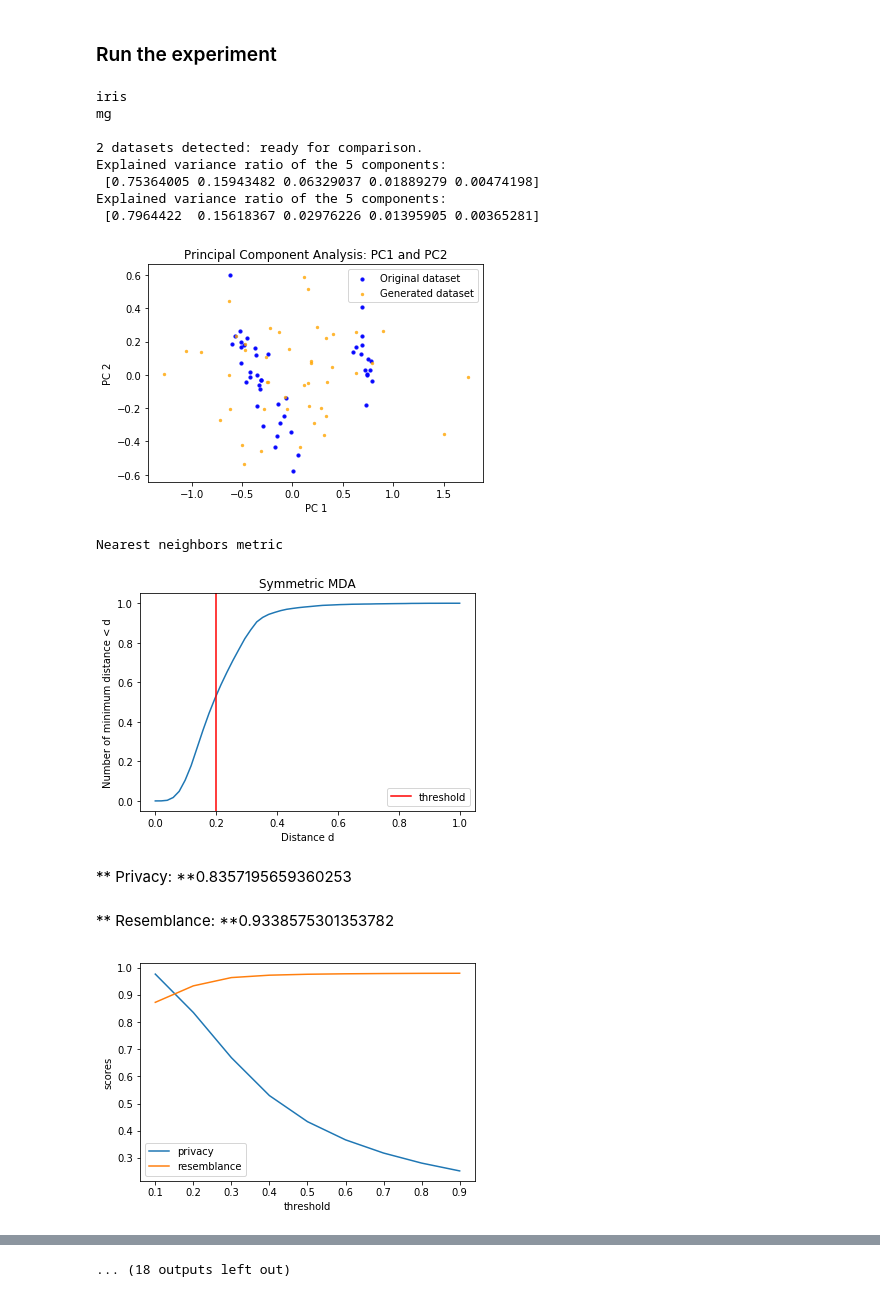
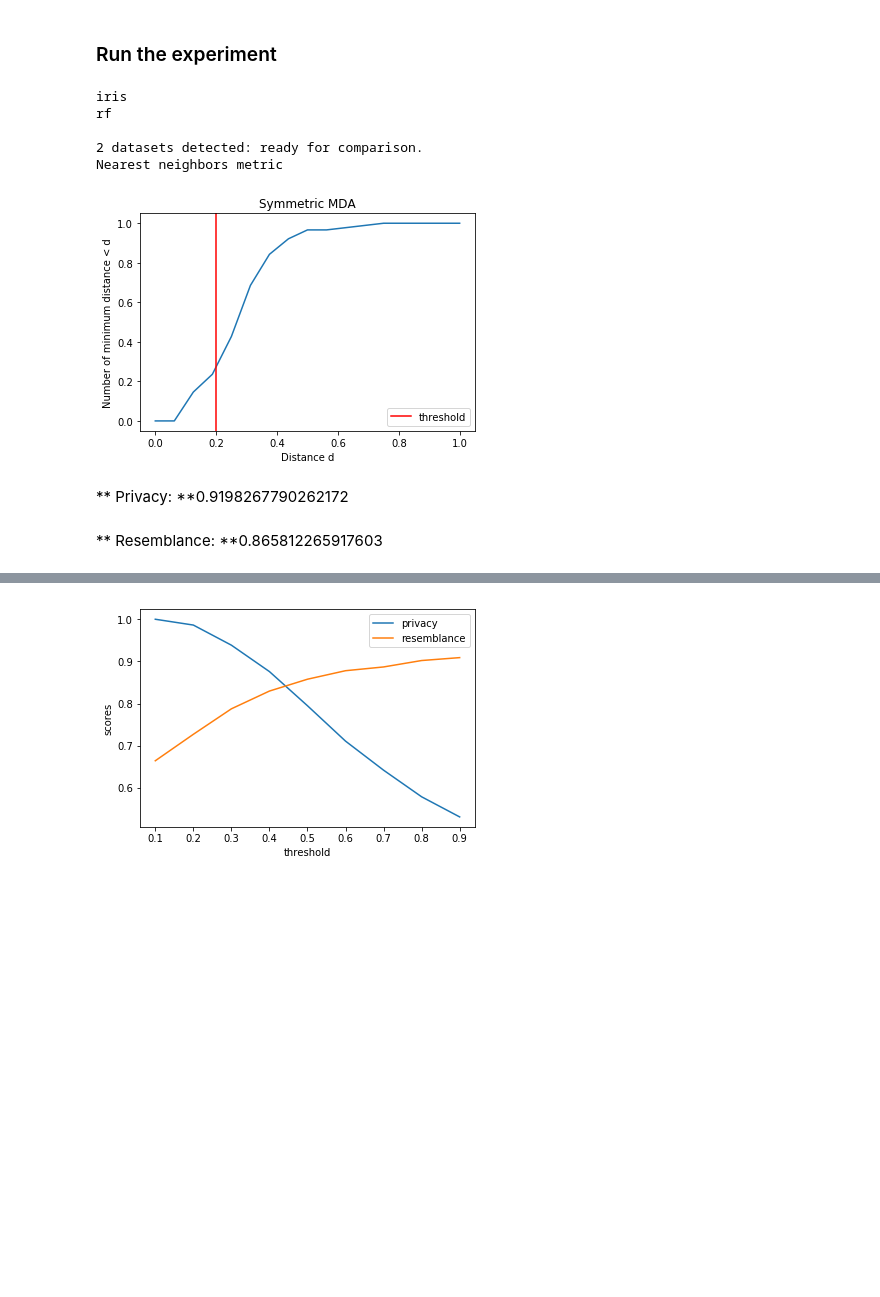
Before and after one commit to Didayolo/medi-chal, a Jupyter notebook: notebooks/systematic_study_pipeline.ipynb, the cells around one changed output, grey strips where cells are left out. Cells and saved outputs as stored; diff of their text form; code cells hidden in the pictures; blank space fills up the shorter version.

```diff
--- a/notebooks/systematic_study_pipeline.ipynb
+++ b/notebooks/systematic_study_pipeline.ipynb
@@ -33,13 +33,13 @@ data_path = '../data/systematic_study_data/'
 # To run all the study
 #datasets = ['iris', 'mushrooms', 'boston', 'adult', 'mimic']
 #labels = ['species', 'class', 'medv', 'income', 'DIED']
-generators = ['mg', 'kd', 'rf'] #, 'wgan']
+#generators = ['mg', 'kd', 'rf', 'wgan']
 #scorings = ['acc', 'acc', 'r2', 'acc', 'acc']
 
 # To run a given configuration
 datasets = ['iris']
 labels = ['species']
-#generators = ['wgan']
+generators = ['rf']
 scorings = ['acc']
 
 # !!! WGAN: ONLY 5 FEATURES
@@ -173,48 +168,47 @@ for i, dataset in enumerate(datasets):
         # NaN values appeared during decoding
         # We want to drop NaN in the decoded y and then report the new index to gen_X
         # To be able to train and test a classifier on the generated data
         y = gen_cl[label].dropna()
         idx = y.index
         gen_y = label_encode(y)
+
+        # Drop label
+        train_X = train_data.drop([label], axis=1)
+        test_X = test_data.drop([label], axis=1)
+        gen_X = gen_data.drop([label], axis=1).loc[idx]
         ##############################
 
         # B) Metrics
         # 1) Plots
         comparator = Comparator(test, gen)
 
         size = 1 # PCA plot points size
         if dataset in ['iris', 'boston']: # For small datasets ~ train_X.shape[0] < 1000
             size = 5
 
         alpha2 = .8 # PCA plot orange points opacity
         if dataset in ['adult', 'mimic']: # For big datasets  ~ train_X.shape[0] > 10000
             alpha2 = 0.3
 
-        comparator.show_pca(save=fig_path+dataset+'_'+generator+'_pca.png', label1='Original dataset', label2='Generated dataset', size=size, alpha2=alpha2)
+        #comparator.show_pca(save=fig_path+dataset+'_'+generator+'_pca.png', label1='Original dataset', label2='Generated dataset', size=size, alpha2=alpha2)
         ##comparator.show_lda(label)
-        comparator.show_mda(save=fig_path+dataset+'_'+generator+'_mda.png')
-        comparator.show_mda_threshold(save=fig_path+dataset+'_'+generator+'_threshold.png')
-        comparator.compare_marginals(metric='all', target=label, save=fig_path+dataset+'_'+generator+'_marginals.png')
+        comparator.show_mda(save=fig_path+dataset+'_'+generator+'_mda.png', same_size=True)
+        comparator.show_mda_threshold(save=fig_path+dataset+'_'+generator+'_threshold.png', same_size=True)
+        #comparator.compare_marginals(metric='all', target=label, save=fig_path+dataset+'_'+generator+'_marginals.png')
 
         # 2) Discriminant score
-        clf = MLPClassifier(hidden_layer_sizes=(100, 200))
-        comparator.show_classifier_score(clf=clf, processed=False, same_size=True, label1='Original dataset', label2='Generated dataset')
+        #clf = MLPClassifier(hidden_layer_sizes=(100, 200))
+        #comparator.show_classifier_score(clf=clf, processed=False, same_size=True, label1='Original dataset', label2='Generated dataset')
 
         # 3) Tasks scores
 
-        show_task_score(train_X, train_y, test_X, test_y, gen_X, gen_y, scoring)
+        #show_task_score(train_X, train_y, test_X, test_y, gen_X, gen_y, scoring)
 # %% [output]
 iris
-mg
+rf
 
 2 datasets detected: ready for comparison.
-Explained variance ratio of the 5 components:
- [0.75364005 0.15943482 0.06329037 0.01889279 0.00474198]
-Explained variance ratio of the 5 components:
- [0.7964422  0.15618367 0.02976226 0.01395905 0.00365281]
+Nearest neighbors metric
-[figure, old version]
+[figure, new version]
-Nearest neighbors metric
-[figure, old version]
-** Privacy: **0.8357195659360253
+** Privacy: **0.9198267790262172
-** Resemblance: **0.9338575301353782
+** Resemblance: **0.865812265917603
-[figure, removed]
@@ -247 +215 @@ Explained variance ratio of the 5 components:
-... (18 outputs left out)
+[figure, new version]
```
Also changed, not shown: parts of 2 cells of this notebook, 3 other files.
